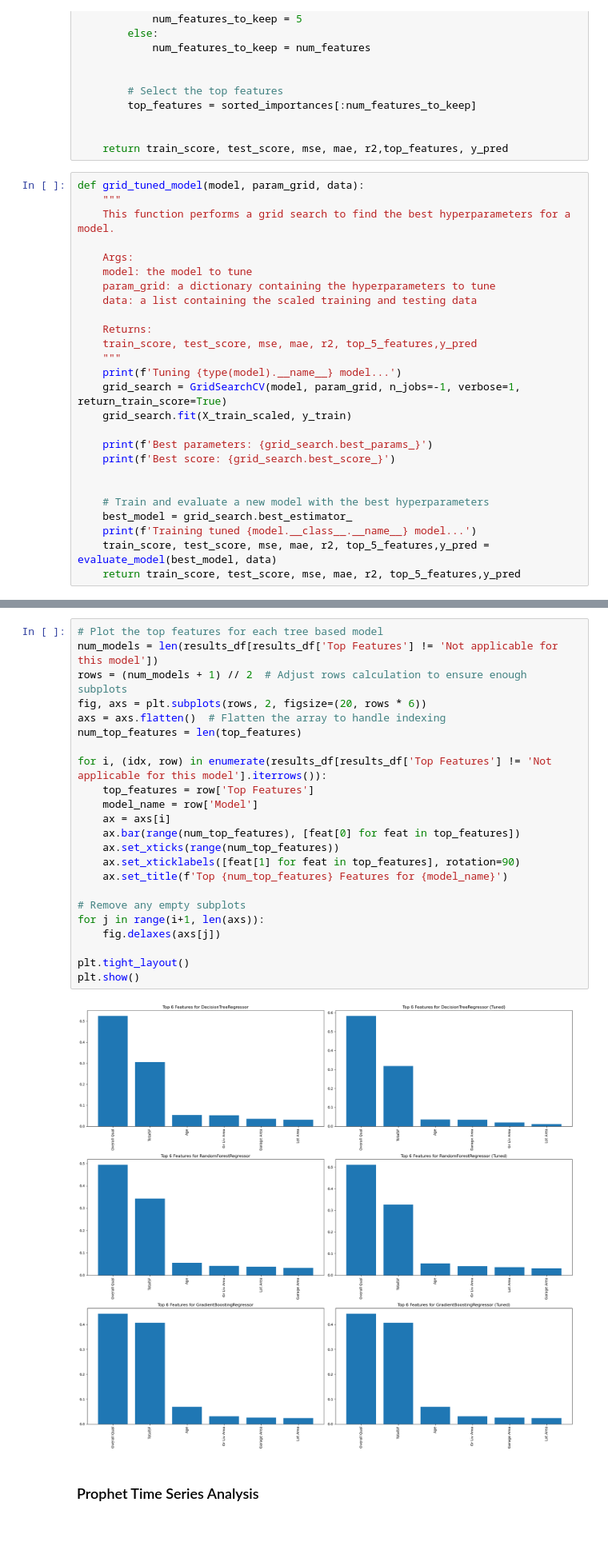
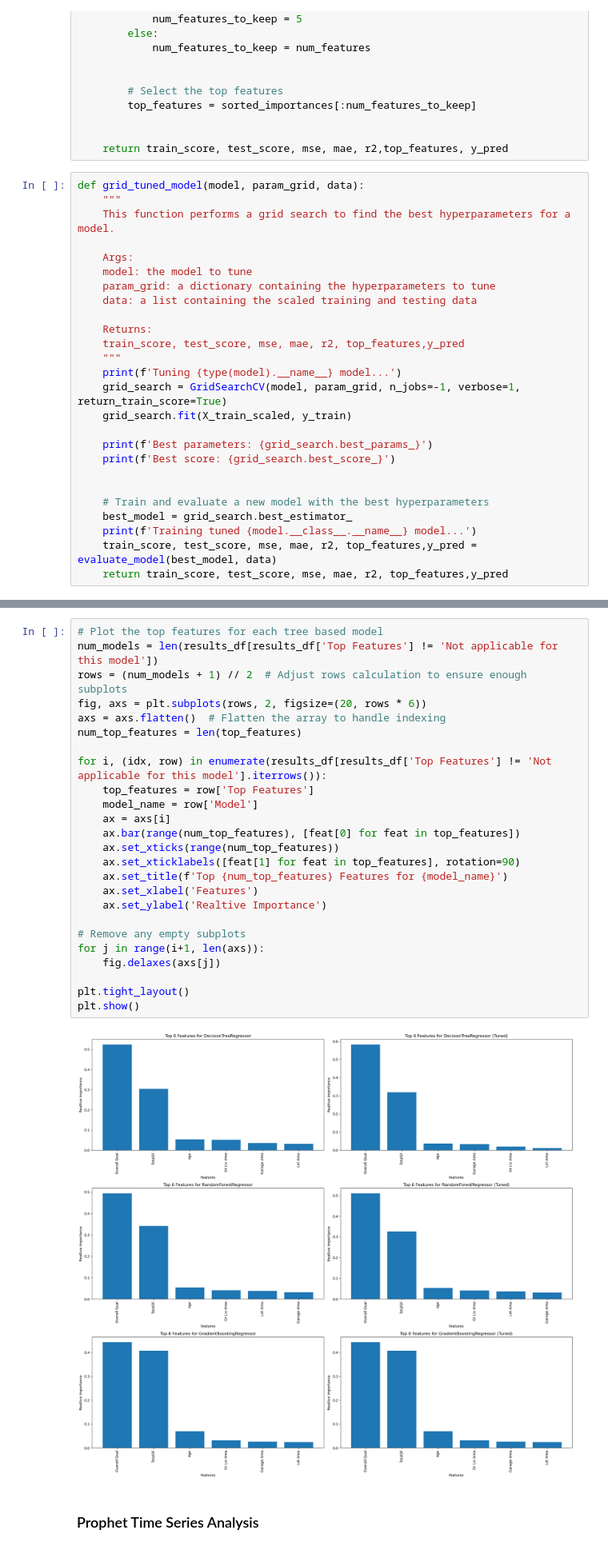
Before and after one commit to jdanielle12/Predict-Housing-Prices, a Jupyter notebook: housing_predictions.ipynb, the cells around one changed output, grey strips where cells are left out. Shown at 80% size. Drawn from its saved outputs; the diff is of its cells as text.

```diff
--- a/housing_predictions.ipynb
+++ b/housing_predictions.ipynb
@@ -357,7 +361,7 @@ def grid_tuned_model(model, param_grid, data):
     data: a list containing the scaled training and testing data
 
     Returns:
-    train_score, test_score, mse, mae, r2, top_5_features,y_pred
+    train_score, test_score, mse, mae, r2, top_features,y_pred
     """
     print(f'Tuning {type(model).__name__} model...')
     grid_search = GridSearchCV(model, param_grid, n_jobs=-1, verbose=1, return_train_score=True)
@@ -370,8 +374,8 @@ def grid_tuned_model(model, param_grid, data):
     # Train and evaluate a new model with the best hyperparameters
     best_model = grid_search.best_estimator_
     print(f'Training tuned {model.__class__.__name__} model...')
-    train_score, test_score, mse, mae, r2, top_5_features,y_pred = evaluate_model(best_model, data)
-    return train_score, test_score, mse, mae, r2, top_5_features,y_pred
+    train_score, test_score, mse, mae, r2, top_features,y_pred = evaluate_model(best_model, data)
+    return train_score, test_score, mse, mae, r2, top_features,y_pred
 # %%
 # Evaluate models by calling evaluate_model function
 
@@ -491,28 +495,30 @@ plt.show()
 # %%
 # Plot the top features for each tree based model
 num_models = len(results_df[results_df['Top Features'] != 'Not applicable for this model'])
 rows = (num_models + 1) // 2  # Adjust rows calculation to ensure enough subplots
 fig, axs = plt.subplots(rows, 2, figsize=(20, rows * 6))
 axs = axs.flatten()  # Flatten the array to handle indexing
 num_top_features = len(top_features)
 
 for i, (idx, row) in enumerate(results_df[results_df['Top Features'] != 'Not applicable for this model'].iterrows()):
     top_features = row['Top Features']
     model_name = row['Model']
     ax = axs[i]
     ax.bar(range(num_top_features), [feat[0] for feat in top_features])
     ax.set_xticks(range(num_top_features))
     ax.set_xticklabels([feat[1] for feat in top_features], rotation=90)
     ax.set_title(f'Top {num_top_features} Features for {model_name}')
+    ax.set_xlabel('Features')
+    ax.set_ylabel('Realtive Importance')
 
 # Remove any empty subplots
 for j in range(i+1, len(axs)):
     fig.delaxes(axs[j])
 
 plt.tight_layout()
 plt.show()
 # %% [output]
-[figure, old version]
+[figure, new version]
 # %% [markdown]
 ### Prophet Time Series Analysis
 # %%
```
Also changed, not shown: parts of 6 cells of this notebook.
